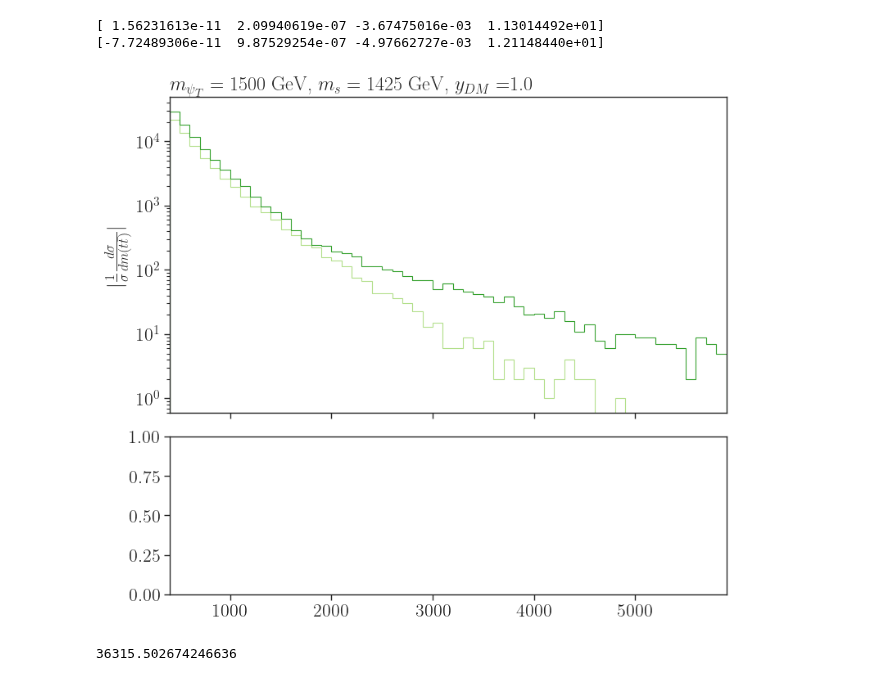
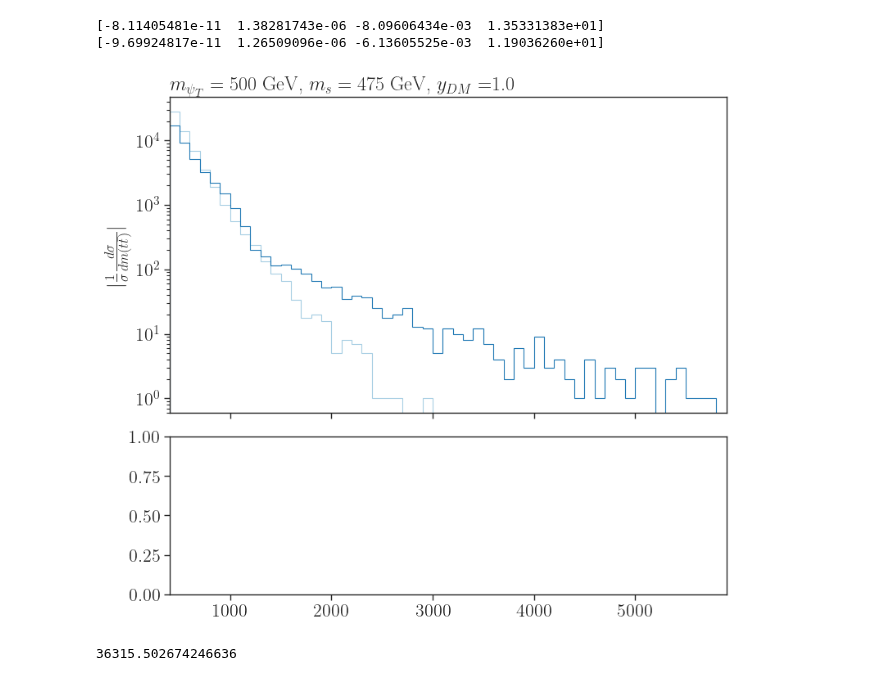
Before and after one commit to viniciusrocca/EFT_ToyModel, a Jupyter notebook: Plots/Distributions_qq_FindingBias.ipynb, the cells around one changed output. Cells and saved outputs as stored; diff of their text form; code cells hidden in the pictures.

```diff
--- a/Plots/Distributions_qq_FindingBias.ipynb
+++ b/Plots/Distributions_qq_FindingBias.ipynb
@@ -76,7 +76,7 @@ data = sorted(data, key=lambda d: d['mass_params'][0])
 # %%
 select = []
 for d in data:
-    if d['mass_params'][0] == 1500.0:
+    if d['mass_params'][0] == 500.0:
         select.append(d)
 
 print(select)
@@ -188,7 +188,7 @@ c = []
 
 #Loop over the processes
 for j,d in enumerate(select):
-    if r'$g g \to t \bar{t}$' in d['process']:
+    if r'$q q \to t \bar{t}$' in d['process']:
         labels.append('0')
         c.append('0')
         continue
@@ -233,36 +233,36 @@ for j,d in enumerate(select):
             p = np.poly1d(coeffs)
 
             # 6. Calculate the y-values by exponentiating the polynomial
             # This transforms the fitted parabola back into the curved exponential shape
             y_fit = np.exp(p(bin_centers))
 
             # 7. Plot the improved fit
             #axarr[0].plot(bin_centers, y_fit, color='black', linestyle='--',
                          # label=f'Quad. Fit for {model}')
 
         # =================================================================
         # END: New fit section
         # =================================================================
 
 
 
 #Main plot configs
 #axarr[0].legend(framealpha=1.0,loc='upper right',fontsize=15)
 axarr[0].set_title(r'$m_{\psi_T} = %1.0f$ GeV, $m_{s} = %1.0f$ GeV, $y_{DM} = $%1.1f' %(mPsiT,mSDM,yDM),
                loc='left')
 axarr[0].set_yscale('log')
 axarr[0].set_ylabel(r'$|\frac{1}{\sigma}\frac{d \sigma}{d m(t\bar{t})}|$')
 axarr[0].set_xlim(bins.min(),bins.max())
 #axarr[0].set_ylim(1e-8,1e-1)
 
 
 
 
 plt.show()
 # %% [output]
-[ 1.56231613e-11  2.09940619e-07 -3.67475016e-03  1.13014492e+01]
-[-7.72489306e-11  9.87529254e-07 -4.97662727e-03  1.21148440e+01]
+[-8.11405481e-11  1.38281743e-06 -8.09606434e-03  1.35331383e+01]
+[-9.69924817e-11  1.26509096e-06 -6.13605525e-03  1.19036260e+01]
-[figure, old version]
+[figure, new version]
 # %%
 print(np.exp(10.5))
 # %% [output]
```
Also changed, not shown: parts of 10 cells of this notebook.
